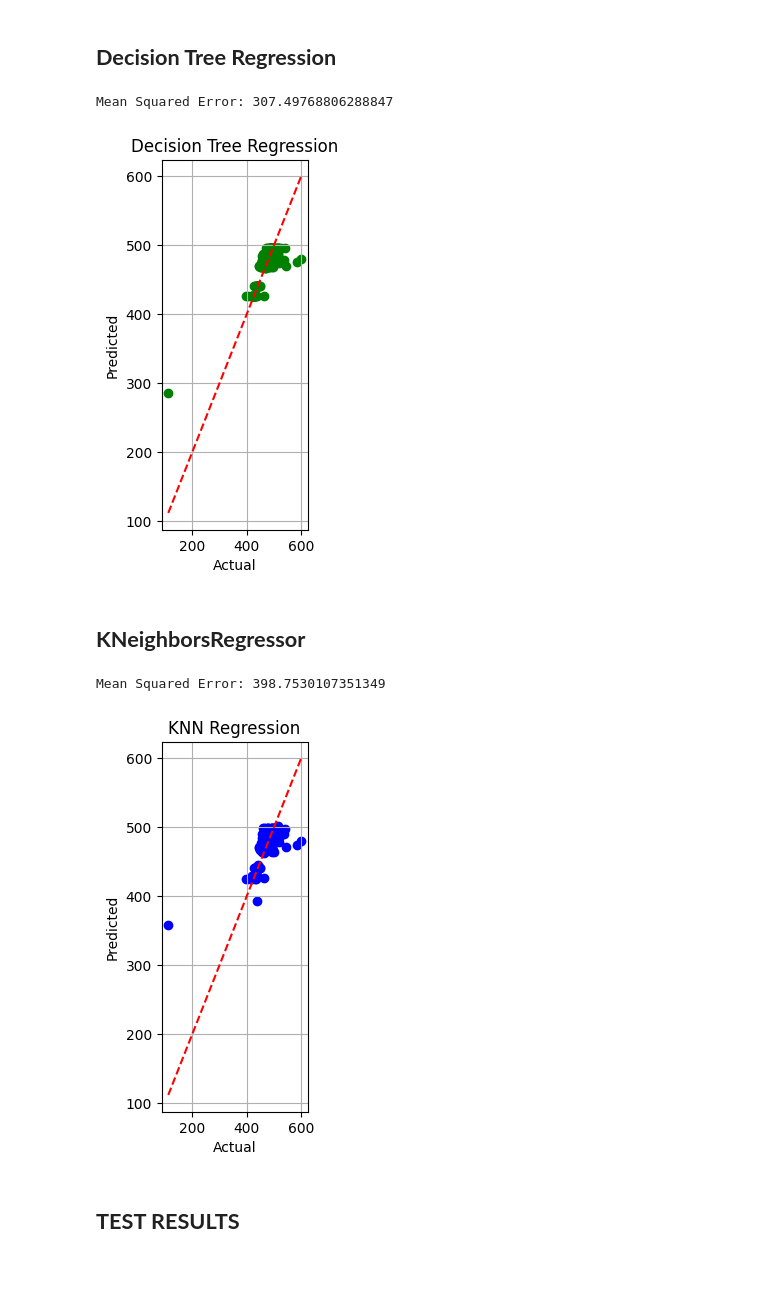
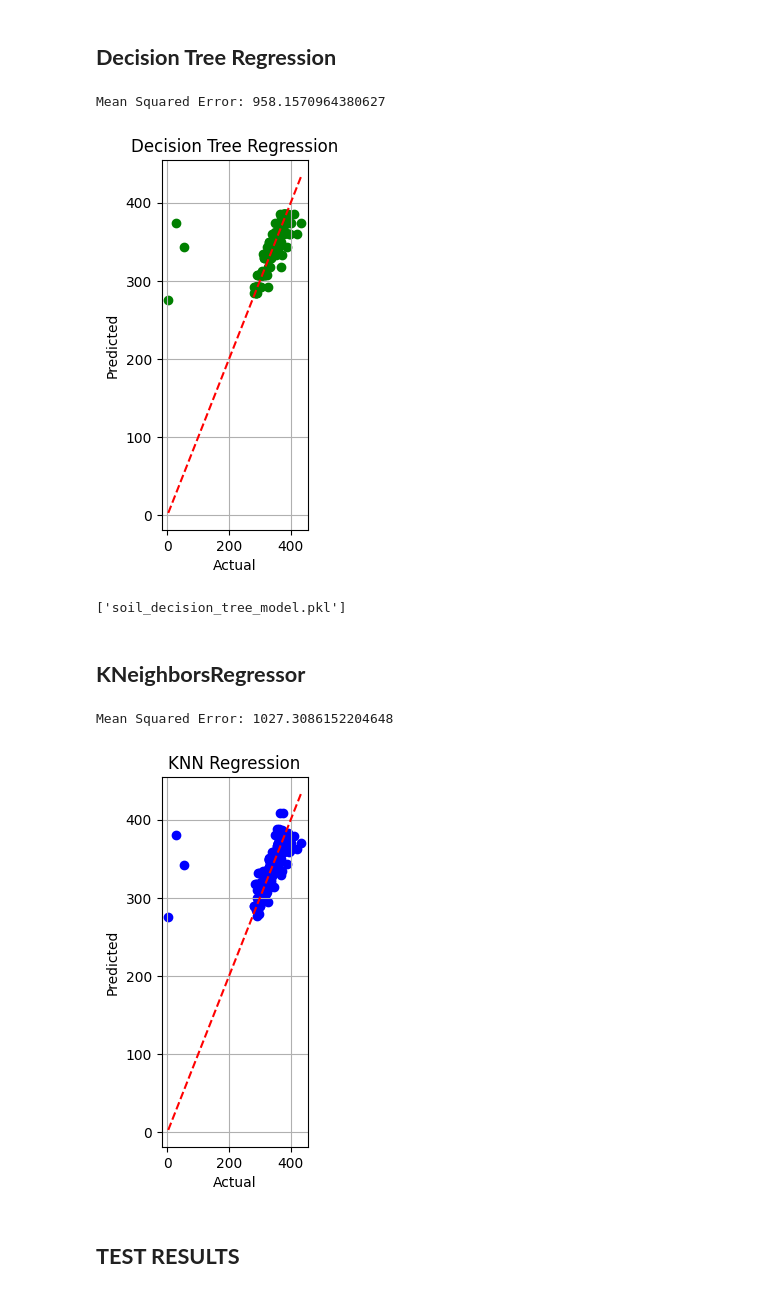
Before and after one commit to likhithkanigolla/zf-dt-backend, a Jupyter notebook: ml-models/Sand Data Analysis.ipynb, the cells around one changed output. Saved outputs shown, nothing was run; the diff lists cells and outputs as text; code cells hidden in the pictures.

Commit message:
Moved Models

```diff
--- a/ml-models/Sand Data Analysis.ipynb
+++ b/ml-models/Sand Data Analysis.ipynb
@@ -12,7 +12,7 @@ from sklearn.model_selection import train_test_split
 from sklearn.preprocessing import StandardScaler, PolynomialFeatures
 from sklearn.metrics import accuracy_score, confusion_matrix , classification_report, mean_squared_error
 # %%
-df = pd.read_excel("/Users/likhithkanigolla/IIITH/code-files/Digital-Twin/ZF/Sand_test/Sand Data.xlsx")
+df = pd.read_excel("/Users/likhithkanigolla/IIITH/code-files/Digital-Twin/ZF/Soil_test/Soil Data.xlsx")
 df = df.drop(columns=["entry_id","tdsValue_without_temp","Voltage"])
 df.head()
 # %% [output]
@@ -174,8 +174,21 @@ from sklearn.metrics import mean_squared_error
 
 # Assuming x_train, x_test, y_train, y_test are already defined
 
-degree = 2
-poly_features = PolynomialFeatures(degree=degree)
+# deg = 8
+# for i in range(1,deg):
+#     poly_features = PolynomialFeatures(degree=i+1)
+
+#     x_poly_train = poly_features.fit_transform(x_train)
+#     x_poly_test = poly_features.transform(x_test)
+
+#     poly_regressor = LinearRegression()
+#     poly_regressor.fit(x_poly_train, y_train)
+#     y_pred_pr = poly_regressor.predict(x_poly_test)
+
+#     mse_pr = mean_squared_error(y_test, y_pred_pr)
+#     print("Mean Squared Error:",i," ",mse_pr)
+
+poly_features = PolynomialFeatures(degree=6)
 
 x_poly_train = poly_features.fit_transform(x_train)
 x_poly_test = poly_features.transform(x_test)
@@ -185,7 +198,7 @@ poly_regressor.fit(x_poly_train, y_train)
 y_pred_pr = poly_regressor.predict(x_poly_test)
 
 mse_pr = mean_squared_error(y_test, y_pred_pr)
-print("Mean Squared Error:", mse_pr)
+print("Mean Squared Error:",mse_pr)
 
 intercept = poly_regressor.intercept_
 coefficients = poly_regressor.coef_
@@ -200,7 +213,7 @@ Linear Regression Equation:
 # %%
 from sklearn.ensemble import RandomForestRegressor
 
-#TESTED TILL 30
+# TESTED TILL 30
 # depth =30
 # for i in range(depth):
 #     rf_regressor = RandomForestRegressor(random_state=42, max_depth = i+1)
@@ -210,7 +223,7 @@ from sklearn.ensemble import RandomForestRegressor
 #     mse_rfr = mean_squared_error(y_test, y_pred_rf)
 #     print("Mean Squared Error:",i+1 ," Depth: ", mse_rfr)
 
-rf_regressor = RandomForestRegressor(random_state=42, max_depth = 4)
+rf_regressor = RandomForestRegressor(random_state=42, max_depth = 7)
 rf_regressor.fit(x_train, y_train)
 y_pred_rf = rf_regressor.predict(x_test)
 
@@ -278,7 +303,7 @@ from sklearn.tree import DecisionTreeRegressor
 #     print("Mean Squared Error:",i+1, " Depth:---- ",mse_dtr)
 
 
-dt_regressor = DecisionTreeRegressor(random_state=99, max_depth = 4)
+dt_regressor = DecisionTreeRegressor(random_state=99, max_depth = 5)
 dt_regressor.fit(x_train, y_train)
 y_pred_dt = dt_regressor.predict(x_test)
 mse_dtr = mean_squared_error(y_test, y_pred_dt)
@@ -292,38 +317,45 @@ plt.ylabel('Predicted')
 plt.title('Decision Tree Regression')
 plt.grid(True)
 # %% [output]
-Mean Squared Error: 307.49768806288847
+Mean Squared Error: 958.1570964380627
-[figure, old version]
+[figure, new version]
+# %%
+import joblib
+
+# Assuming your model is named "model"
+joblib.dump(dt_regressor, "soil_decision_tree_model.pkl")
+# %% [output]
+['soil_decision_tree_model.pkl']
 # %% [markdown]
 ## **KNeighborsRegressor**
 # %%
 from sklearn.neighbors import KNeighborsRegressor
-k = 15
+k = 1
 #TESTED TILL 30
 # for i in range(k):
 #     knn_regressor = KNeighborsRegressor(n_neighbors=i+1)
 #     knn_regressor.fit(x_train, y_train)
 #     y_pred_knn = knn_regressor.predict(x_test)
 #     mse_knn = mean_squared_error(y_test, y_pred_knn)
 #     print("Mean Squared Error:", i+1 , "Neib",mse_knn)
 
 
-knn_regressor = KNeighborsRegressor(n_neighbors=15)
+knn_regressor = KNeighborsRegressor(n_neighbors=1)
 knn_regressor.fit(x_train, y_train)
 y_pred_knn = knn_regressor.predict(x_test)
 mse_knn = mean_squared_error(y_test, y_pred_knn)
 print("Mean Squared Error:", mse_knn)
 
 plt.subplot(1, 3, 1)
 plt.scatter(y_test, y_pred_knn, color='blue')
 plt.plot([min(y_test), max(y_test)], [min(y_test), max(y_test)], linestyle='--', color='red')
 plt.xlabel('Actual')
 plt.ylabel('Predicted')
 plt.title('KNN Regression')
 plt.grid(True)
 # %% [output]
-Mean Squared Error: 398.7530107351349
+Mean Squared Error: 1027.3086152204648
-[figure, old version]
+[figure, new version]
 # %% [markdown]
 ## **TEST RESULTS**
 # %%
```
Also changed, not shown: parts of 15 cells of this notebook, 3 other files.
